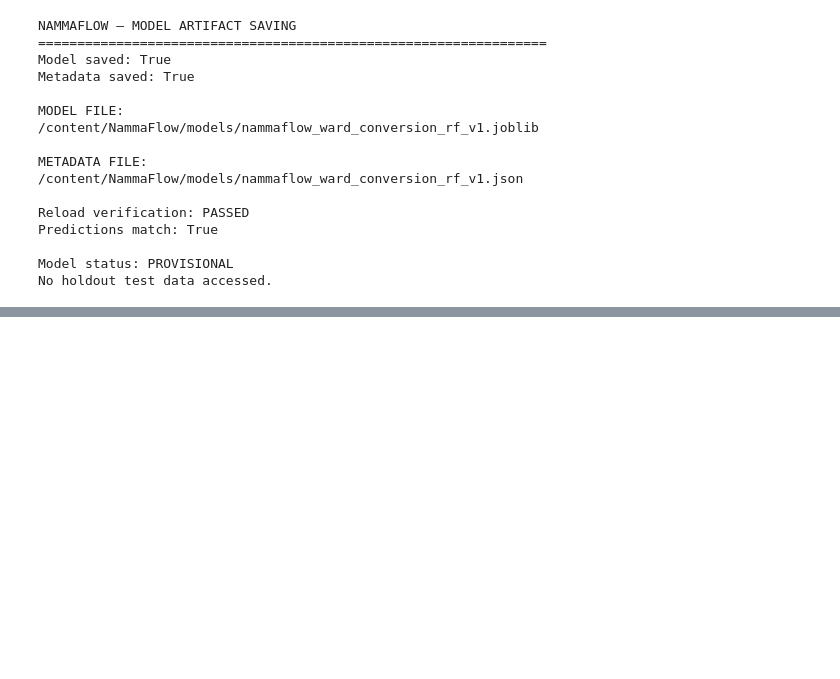
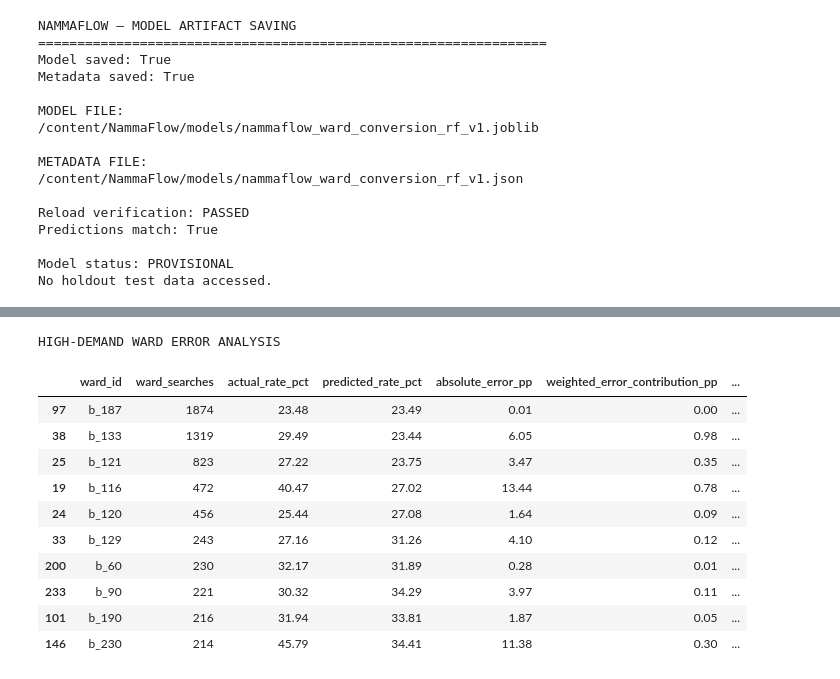
Before and after one commit to Narasimhan15/NammaFlow, a Jupyter notebook: notebooks/04_machine_learning.ipynb, the cells around one changed output, grey strips where cells are left out. Cells and saved outputs as stored; diff of their text form; code cells hidden in the pictures; blank space fills up the shorter version.

```diff
--- a/notebooks/04_machine_learning.ipynb
+++ b/notebooks/04_machine_learning.ipynb
@@ -6295,0 +8313,80 @@ ValueError: Please upload exactly one notebook.
+# %%
+
+# 4.11.7.2 — High-Demand Ward Error Contribution
+
+import numpy as np
+import pandas as pd
+
+# Verify test-set alignment
+assert X_test.index.equals(y_test.index)
+assert X_test.index.equals(ward_test.index)
+
+# Combine actual values, predictions and demand
+sensitivity_df = pd.DataFrame({
+    "ward_id": ward_test.to_numpy(),
+    "ward_searches": X_test["ward_searches"].to_numpy(),
+    "actual_rate_pct": y_test.to_numpy() * 100,
+    "predicted_rate_pct": rf_model.predict(X_test) * 100
+}, index=X_test.index)
+
+# Calculate prediction error in percentage points
+sensitivity_df["absolute_error_pp"] = (
+    sensitivity_df["actual_rate_pct"]
+    - sensitivity_df["predicted_rate_pct"]
+).abs()
+
+# Calculate contribution to demand-weighted MAE
+total_demand = sensitivity_df["ward_searches"].sum()
+
+sensitivity_df["weighted_error_contribution_pp"] = (
+    sensitivity_df["absolute_error_pp"]
+    * sensitivity_df["ward_searches"]
+    / total_demand
+)
+
+weighted_mae_pp = (
+    sensitivity_df["weighted_error_contribution_pp"].sum()
+)
+
+# Percentage contribution to total weighted error
+sensitivity_df["error_contribution_pct"] = (
+    sensitivity_df["weighted_error_contribution_pp"]
+    / weighted_mae_pp * 100
+)
+
+# Display highest-demand wards
+print("HIGH-DEMAND WARD ERROR ANALYSIS")
+
+display(
+    sensitivity_df.sort_values(
+        "ward_searches", ascending=False
+    ).head(10).round(2)
+)
+
+print("\nDEMAND-WEIGHTED MODEL PERFORMANCE")
+print(
+    "Demand-weighted MAE:",
+    round(weighted_mae_pp, 4),
+    "percentage points"
+)
+
+print("\nHIGHEST ERROR CONTRIBUTORS")
+display(
+    sensitivity_df.sort_values(
+        "weighted_error_contribution_pp",
+        ascending=False
+    ).head(5).round(2)
+)
+# %% [output]
+HIGH-DEMAND WARD ERROR ANALYSIS
+|  | ward_id | ward_searches | actual_rate_pct | predicted_rate_pct | absolute_error_pp | weighted_error_contribution_pp | ... |
+| 97 | b_187 | 1874 | 23.48 | 23.49 | 0.01 | 0.00 | ... |
+| 38 | b_133 | 1319 | 29.49 | 23.44 | 6.05 | 0.98 | ... |
+| 25 | b_121 | 823 | 27.22 | 23.75 | 3.47 | 0.35 | ... |
+| 19 | b_116 | 472 | 40.47 | 27.02 | 13.44 | 0.78 | ... |
+| 24 | b_120 | 456 | 25.44 | 27.08 | 1.64 | 0.09 | ... |
+| 33 | b_129 | 243 | 27.16 | 31.26 | 4.10 | 0.12 | ... |
+| 200 | b_60 | 230 | 32.17 | 31.89 | 0.28 | 0.01 | ... |
+| 233 | b_90 | 221 | 30.32 | 34.29 | 3.97 | 0.11 | ... |
+| 101 | b_190 | 216 | 31.94 | 33.81 | 1.87 | 0.05 | ... |
+| 146 | b_230 | 214 | 45.79 | 34.41 | 11.38 | 0.30 | ... |
```
Also changed, not shown: parts of 93 cells of this notebook, 6 other files.
